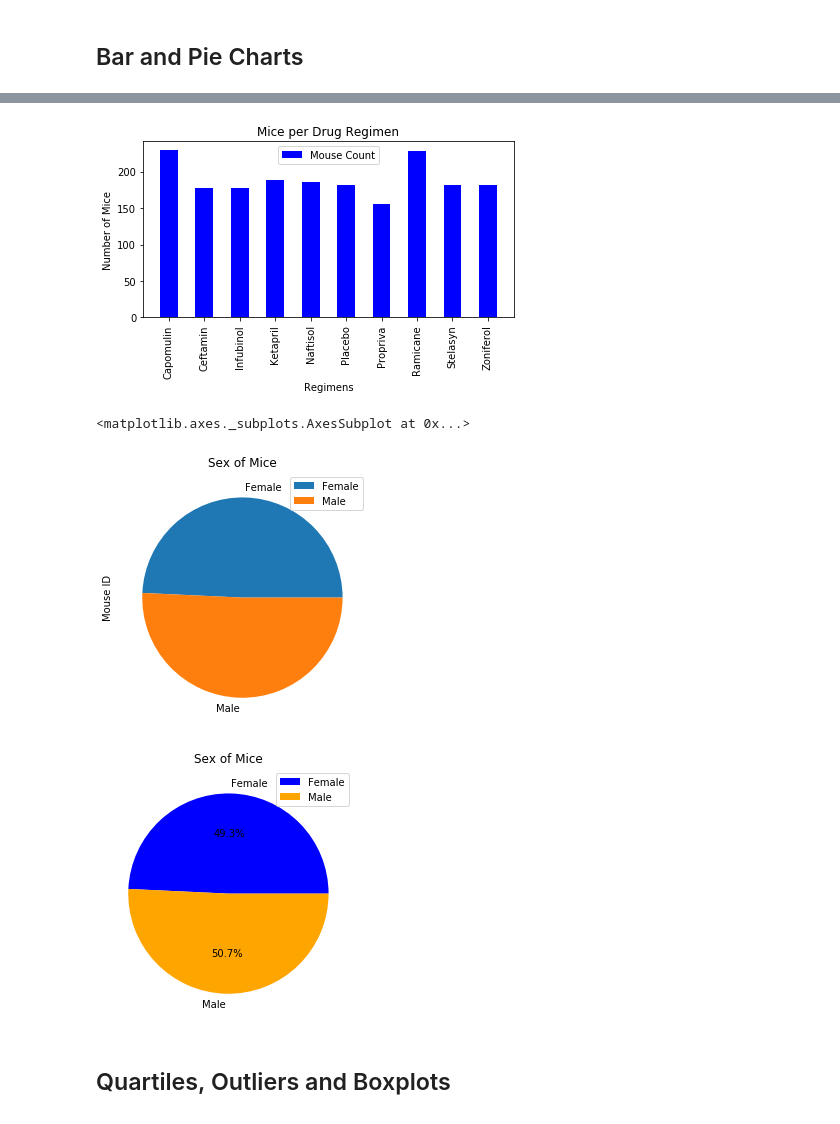
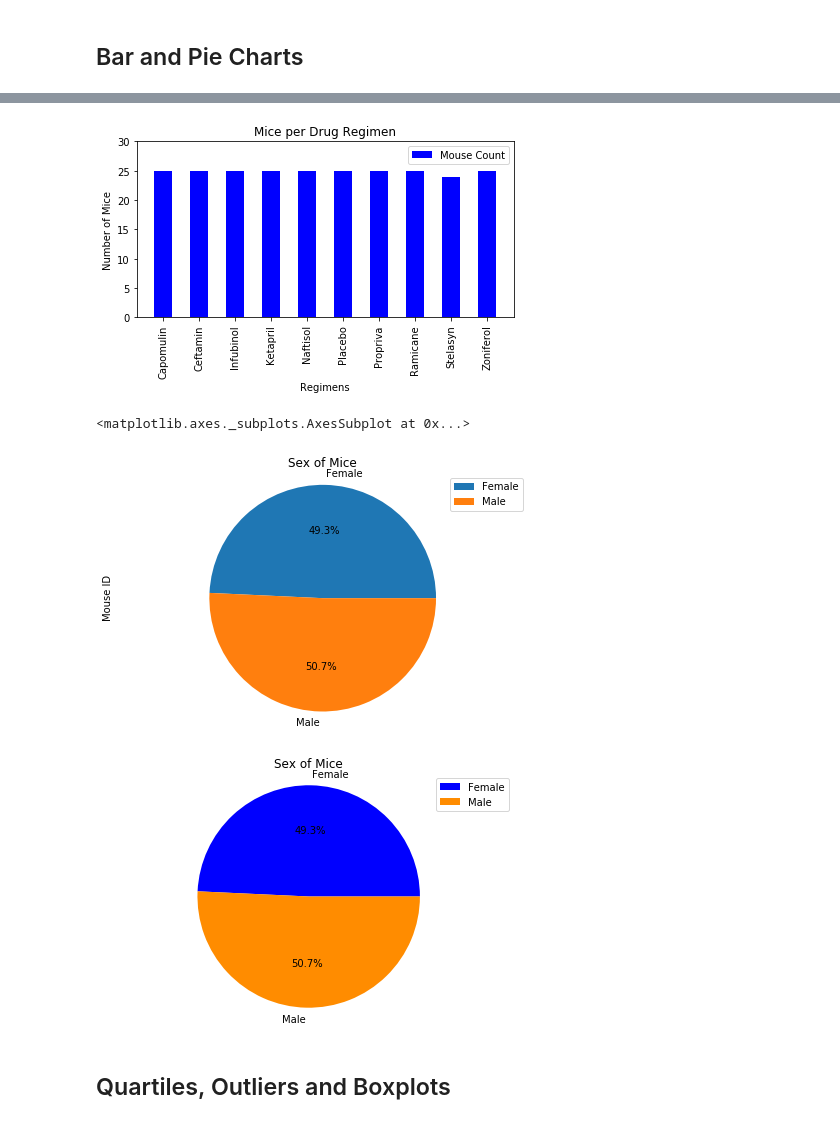
Before and after one commit to JDICKENSON91/Matplotlib_challenge, a Jupyter notebook: pymaceuticals.ipynb, the cells around one changed output, grey strips where cells are left out. Drawn from its saved outputs; the diff is of its cells as text; code cells hidden in the pictures.

```diff
--- a/pymaceuticals.ipynb
+++ b/pymaceuticals.ipynb
@@ -150,7 +168,8 @@ mouse_count_plot;
 # %%
 # Generate a bar plot showing the total number of mice for each treatment throughout the course of the study using pyplot.
 
-count_bar = cleaned_list.groupby(['Drug Regimen']).count()
+count_bar = cleaned_list.groupby(['Drug Regimen'])
+count_bar = count_bar.agg({'Mouse ID':"nunique"})
 count_bar
 
 
@@ -159,25 +178,28 @@ plt.bar(count_bar.index.values,count_bar["Mouse ID"],color='blue', alpha=1, alig
 plt.title("Mice per Drug Regimen")
 plt.xlabel("Regimens")
 plt.ylabel("Number of Mice")
+plt.ylim(0,30)
 plt.xticks(rotation="vertical")
 plt.legend(loc="best")
 plt.tight_layout()
 plt.bar;
+#count_bar
 # %% [output]
-[figure, old version]
+[figure, new version]
 # %%
 # Generate a pie plot showing the distribution of female versus male mice using pandas
 sex_count = pd.DataFrame(cleaned_list.groupby(['Sex']).count())
 sex_count = sex_count.drop(["Age_months","Weight (g)","Timepoint","Metastatic Sites","Tumor Volume (mm3)","Drug Regimen"], axis=1)
 #sex_count = pd.DataFrame(sex_count.reset_index())
 sex_count
-sex_count_pie = sex_count.plot.pie(y='Mouse ID')
+sex_count_pie = sex_count.plot.pie(y='Mouse ID',autopct='%1.1f%%')
 plt.title("Sex of Mice")
 plt.tight_layout()
+plt.axis('equal')
 sex_count_pie
 # %% [output]
 <matplotlib.axes._subplots.AxesSubplot at 0x...>
-[figure, old version]
+[figure, new version]
 # %%
 # Generate a pie plot showing the distribution of female versus male mice using pyplot
 
@@ -191,16 +213,17 @@ labels = sex_count_py.index.values
 sizes = sex_count_py["Mouse ID"]
 
 # The colors of each section of the pie chart
-colors = ["blue", "Orange"]
+colors = ["blue", "DarkOrange"]
 
 plt.pie(sizes, labels=labels, colors=colors,
         autopct="%1.1f%%", startangle=0);
 
 plt.title("Sex of Mice")
 plt.legend(loc="best")
+plt.axis('equal')
 plt.tight_layout()
 # %% [output]
-[figure, old version]
+[figure, new version]
 # %% [markdown]
 ## Quartiles, Outliers and Boxplots
 # %%
```
Also changed, not shown: parts of 5 cells of this notebook.
